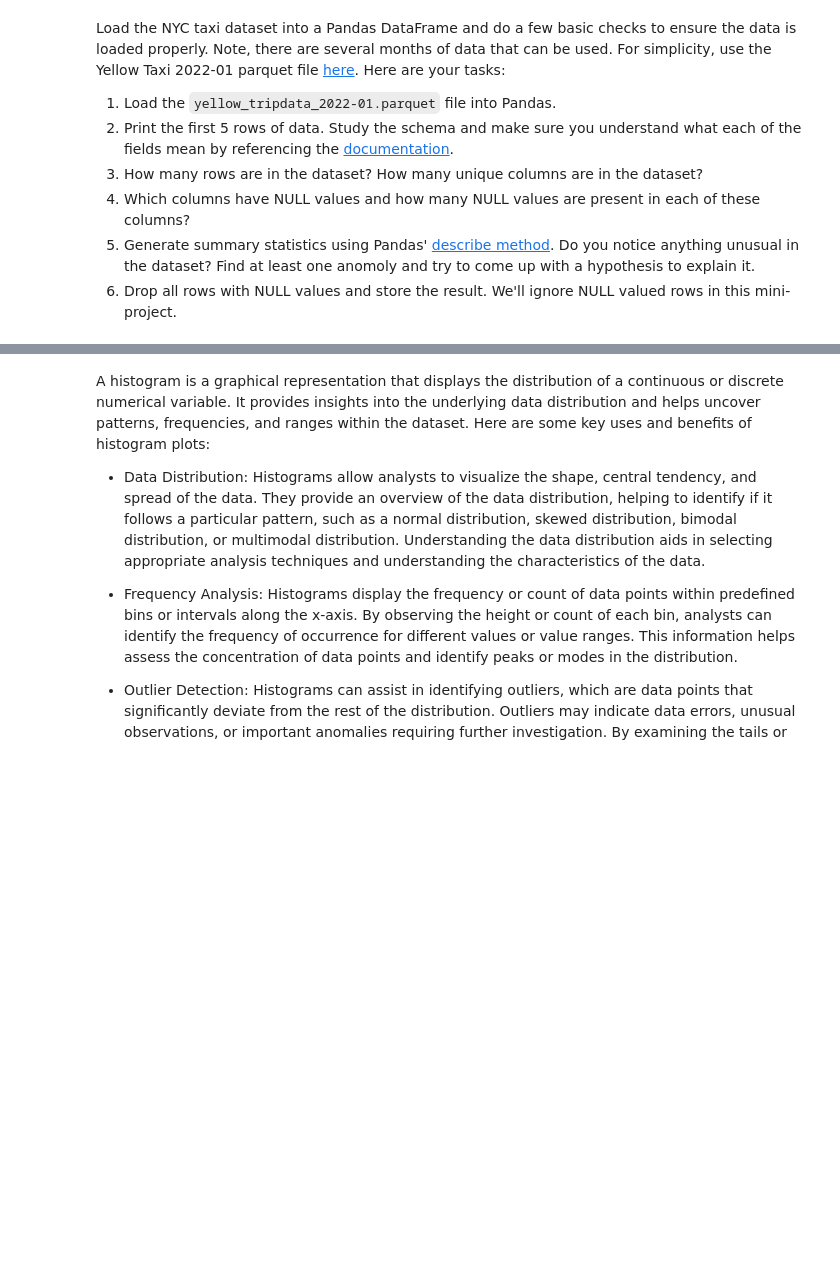
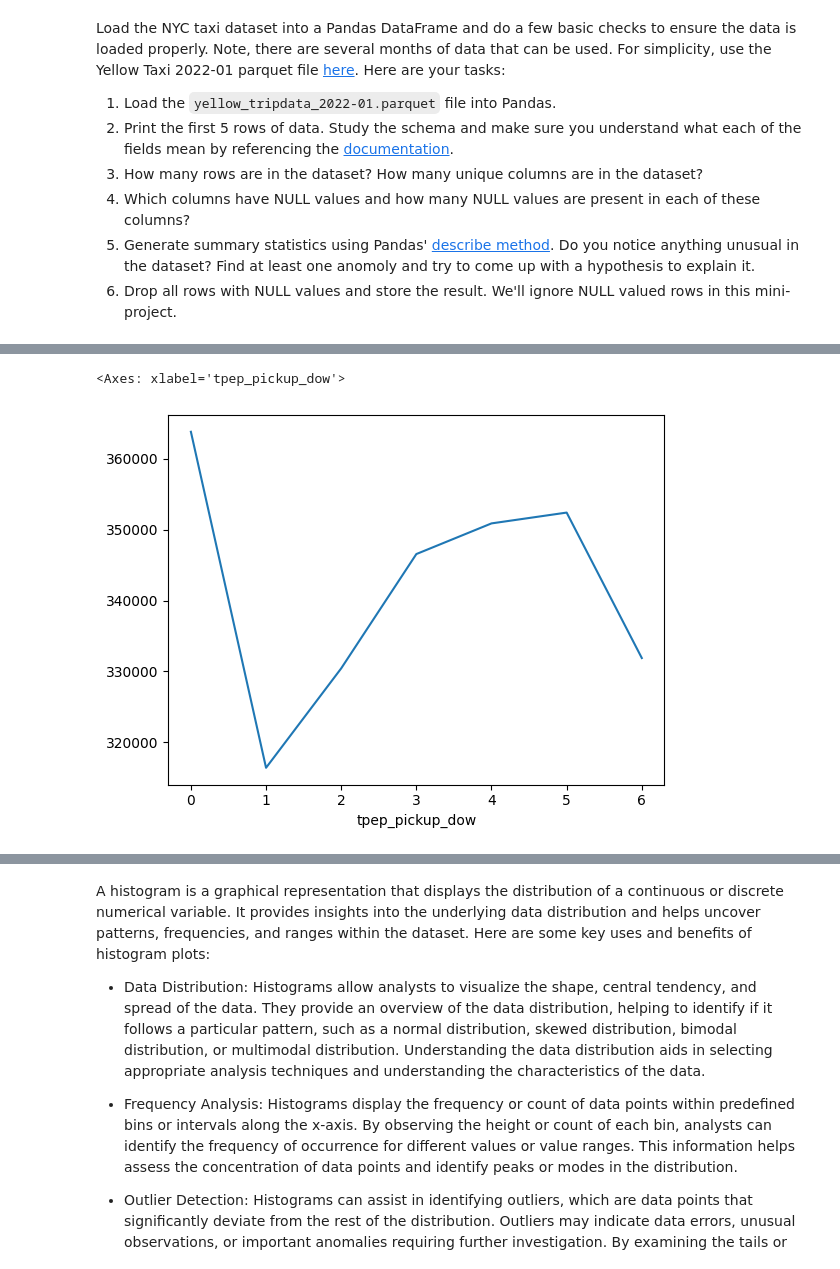
Before and after one commit to brettdavies/ucsd-ml-ai-projects, a Jupyter notebook: Student_MLE_MiniProject_EDA.ipynb, the cells around one changed output, grey strips where cells are left out. Cells and saved outputs as stored; diff of their text form; code cells hidden in the pictures; blank space fills up the shorter version.

```diff
--- a/Student_MLE_MiniProject_EDA.ipynb
+++ b/Student_MLE_MiniProject_EDA.ipynb
@@ -130,0 +141,7 @@ Your task is:
+# %%
+# Create a lineplot displaying the number of trips by pickup day
+data = df.groupby(['tpep_pickup_dow']).size()
+sns.lineplot(x=data.index,y=data.values)
+# %% [output]
+<Axes: xlabel='tpep_pickup_dow'>
+[figure, added]
```
Also changed, not shown: parts of 39 cells of this notebook.
